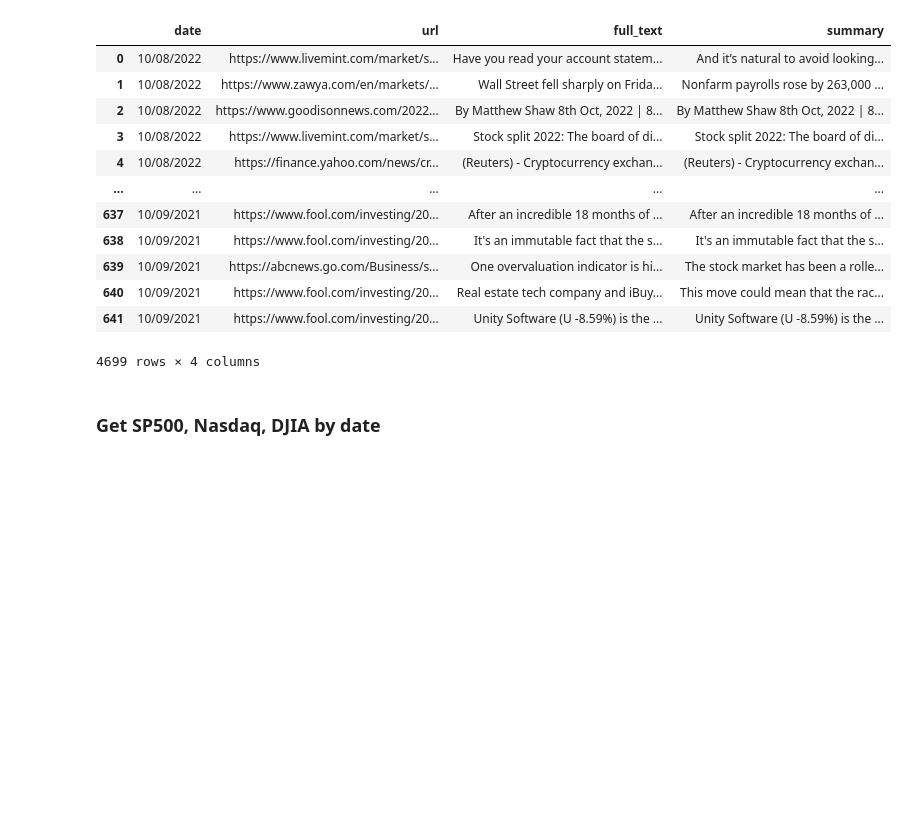
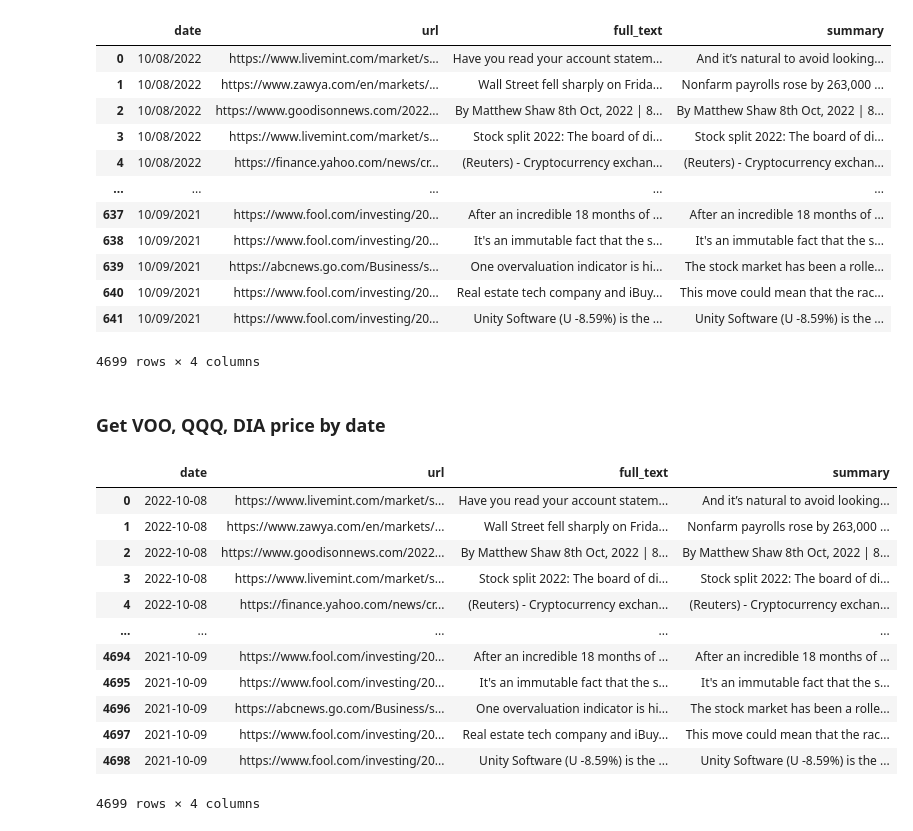
Before and after one commit to kianso7414/News-Scraping, a Jupyter notebook: scrape_final.ipynb, the cells around one changed output. Drawn from its saved outputs; the diff is of its cells as text; code cells hidden in the pictures; blank space fills up the shorter version.

```diff
--- a/scrape_final.ipynb
+++ b/scrape_final.ipynb
@@ -159,4 +158,4 @@ new_save
 | 641 | 10/09/2021 | https://www.fool.com/investing/20... | Unity Software (U -8.59%) is the ... | Unity Software (U -8.59%) is the ... |
 4699 rows × 4 columns
 # %% [markdown]
-### Get SP500, Nasdaq, DJIA by date
+### Get VOO, QQQ, DIA price by date
@@ -162,0 +169,16 @@ new_save
+# %%
+news
+# %% [output]
+|  | date | url | full_text | summary |
+| 0 | 2022-10-08 | https://www.livemint.com/market/s... | Have you read your account statem... | And it’s natural to avoid looking... |
+| 1 | 2022-10-08 | https://www.zawya.com/en/markets/... | Wall Street fell sharply on Frida... | Nonfarm payrolls rose by 263,000 ... |
+| 2 | 2022-10-08 | https://www.goodisonnews.com/2022... | By Matthew Shaw 8th Oct, 2022 | 8... | By Matthew Shaw 8th Oct, 2022 | 8... |
+| 3 | 2022-10-08 | https://www.livemint.com/market/s... | Stock split 2022: The board of di... | Stock split 2022: The board of di... |
+| 4 | 2022-10-08 | https://finance.yahoo.com/news/cr... | (Reuters) - Cryptocurrency exchan... | (Reuters) - Cryptocurrency exchan... |
+| ... | ... | ... | ... | ... |
+| 4694 | 2021-10-09 | https://www.fool.com/investing/20... | After an incredible 18 months of ... | After an incredible 18 months of ... |
+| 4695 | 2021-10-09 | https://www.fool.com/investing/20... | It's an immutable fact that the s... | It's an immutable fact that the s... |
+| 4696 | 2021-10-09 | https://abcnews.go.com/Business/s... | One overvaluation indicator is hi... | The stock market has been a rolle... |
+| 4697 | 2021-10-09 | https://www.fool.com/investing/20... | Real estate tech company and iBuy... | This move could mean that the rac... |
+| 4698 | 2021-10-09 | https://www.fool.com/investing/20... | Unity Software (U -8.59%) is the ... | Unity Software (U -8.59%) is the ... |
+4699 rows × 4 columns
```
Also changed, not shown: parts of 9 cells of this notebook, 2 other files.
